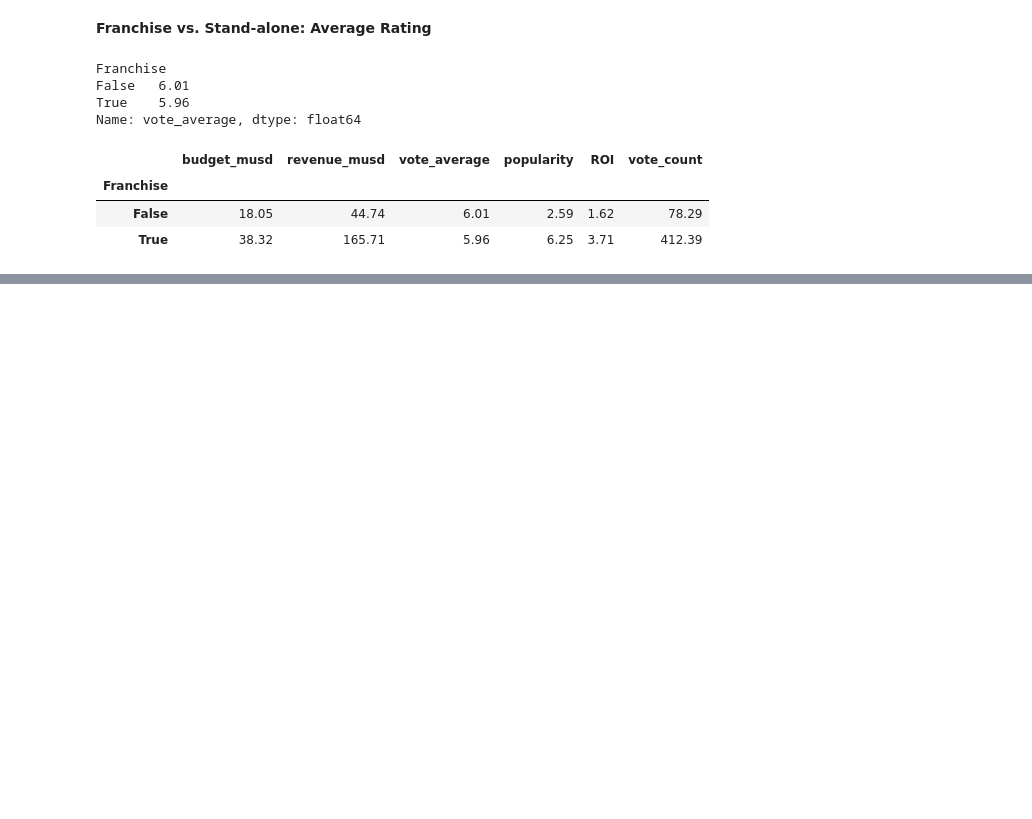
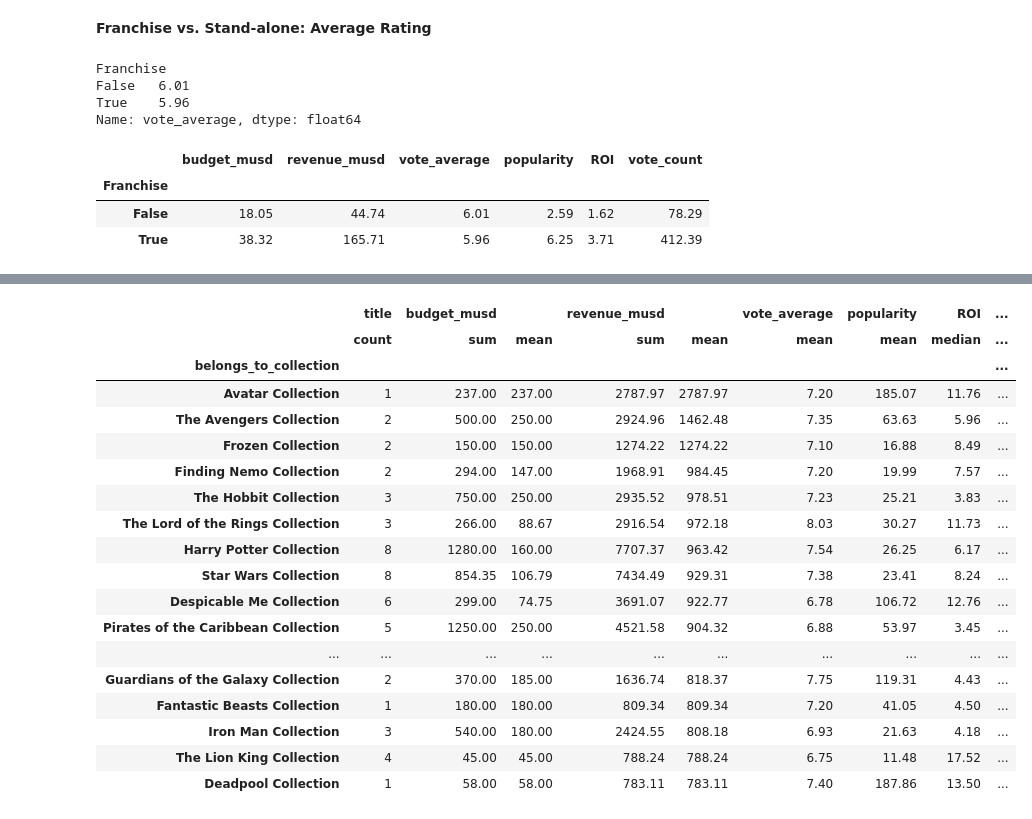
Before and after one commit to MANISH-KUMAR-CODES/Explanatory-Data-Analysis-Data-Presentation-on-Movies-Dataset, a Jupyter notebook: Explanatory_Data_Analysis_&_Data_Presentation_on_Movies_Dataset.ipynb, the cells around one changed output, grey strips where cells are left out. Saved outputs shown, nothing was run; the diff lists cells and outputs as text; code cells hidden in the pictures; blank space fills up the shorter version.

```diff
--- a/Explanatory_Data_Analysis_&_Data_Presentation_on_Movies_Dataset.ipynb
+++ b/Explanatory_Data_Analysis_&_Data_Presentation_on_Movies_Dataset.ipynb
@@ -607,0 +686,22 @@ df.groupby("Franchise").agg({"budget_musd": "mean", "revenue_musd": "mean", "vot
+# %%
+franchises.nlargest(20, ("revenue_musd", "mean"))
+# %% [output]
+|  | title | budget_musd |  | revenue_musd |  | vote_average | popularity | ROI | ... |
+|  | count | sum | mean | sum | mean | mean | mean | median | ... |
+| belongs_to_collection |  |  |  |  |  |  |  |  | ... |
+| Avatar Collection | 1 | 237.00 | 237.00 | 2787.97 | 2787.97 | 7.20 | 185.07 | 11.76 | ... |
+| The Avengers Collection | 2 | 500.00 | 250.00 | 2924.96 | 1462.48 | 7.35 | 63.63 | 5.96 | ... |
+| Frozen Collection | 2 | 150.00 | 150.00 | 1274.22 | 1274.22 | 7.10 | 16.88 | 8.49 | ... |
+| Finding Nemo Collection | 2 | 294.00 | 147.00 | 1968.91 | 984.45 | 7.20 | 19.99 | 7.57 | ... |
+| The Hobbit Collection | 3 | 750.00 | 250.00 | 2935.52 | 978.51 | 7.23 | 25.21 | 3.83 | ... |
+| The Lord of the Rings Collection | 3 | 266.00 | 88.67 | 2916.54 | 972.18 | 8.03 | 30.27 | 11.73 | ... |
+| Harry Potter Collection | 8 | 1280.00 | 160.00 | 7707.37 | 963.42 | 7.54 | 26.25 | 6.17 | ... |
+| Star Wars Collection | 8 | 854.35 | 106.79 | 7434.49 | 929.31 | 7.38 | 23.41 | 8.24 | ... |
+| Despicable Me Collection | 6 | 299.00 | 74.75 | 3691.07 | 922.77 | 6.78 | 106.72 | 12.76 | ... |
+| Pirates of the Caribbean Collection | 5 | 1250.00 | 250.00 | 4521.58 | 904.32 | 6.88 | 53.97 | 3.45 | ... |
+| ... | ... | ... | ... | ... | ... | ... | ... | ... | ... |
+| Guardians of the Galaxy Collection | 2 | 370.00 | 185.00 | 1636.74 | 818.37 | 7.75 | 119.31 | 4.43 | ... |
+| Fantastic Beasts Collection | 1 | 180.00 | 180.00 | 809.34 | 809.34 | 7.20 | 41.05 | 4.50 | ... |
+| Iron Man Collection | 3 | 540.00 | 180.00 | 2424.55 | 808.18 | 6.93 | 21.63 | 4.18 | ... |
+| The Lion King Collection | 4 | 45.00 | 45.00 | 788.24 | 788.24 | 6.75 | 11.48 | 17.52 | ... |
+| Deadpool Collection | 1 | 58.00 | 58.00 | 783.11 | 783.11 | 7.40 | 187.86 | 13.50 | ... |
```
Also changed, not shown: parts of 11 cells of this notebook.
